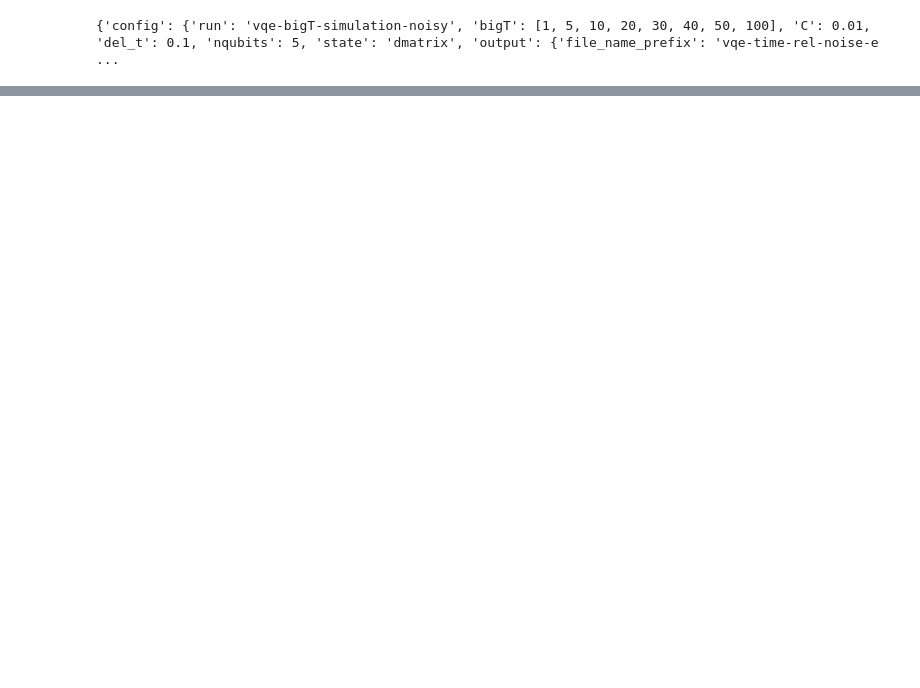
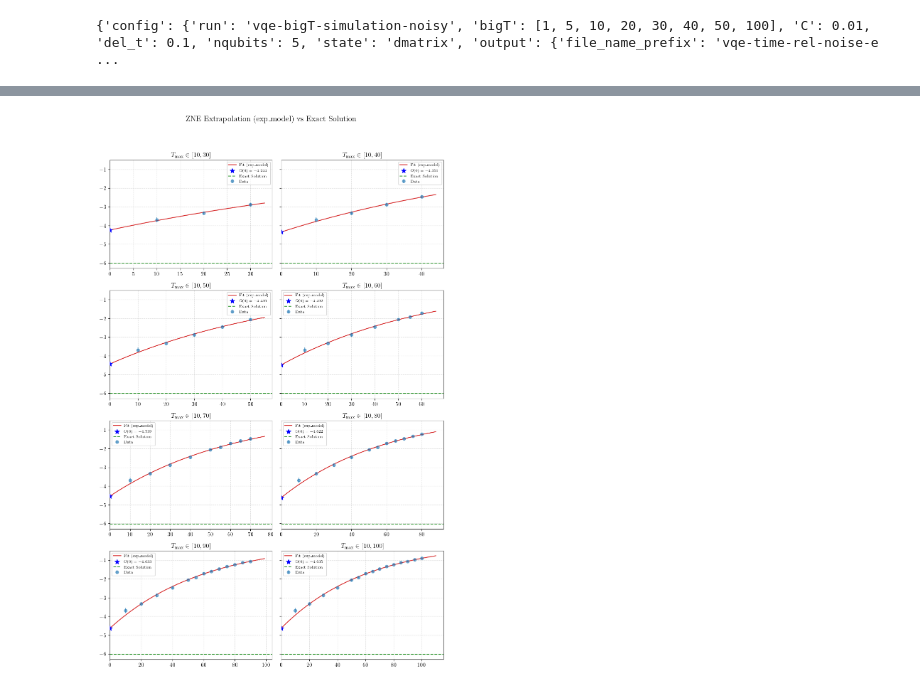
Before and after one commit to arijit-ship/indirect-zne-time-rel-noise, a Jupyter notebook: experimets/noisey-5q-c0.01_delt0.1/experiment.ipynb, the cells around one changed output, grey strips where cells are left out. Saved outputs shown, nothing was run; the diff lists cells and outputs as text; code cells hidden in the pictures; blank space fills up the shorter version.

Commit message:
extrapolation update

```diff
--- a/experimets/noisey-5q-c0.01_delt0.1/experiment.ipynb
+++ b/experimets/noisey-5q-c0.01_delt0.1/experiment.ipynb
@@ -219,9 +185,0 @@ gamma = 0.015883527861081333 +/- 0.0002878776803146876
-# %%
-from scipy.stats import linregress
-
-logy = np.log(y_fit)
-
-res = linregress(t_fit, logy)
-
-gamma = -res.slope
-O0 = np.exp(res.intercept)
@@ -293,0 +190,75 @@ gamma  = 0.015754 ± 0.000272
+# %%
+LSF_WINDOWS = [
+    (10, 30),
+    (10, 40),
+    (10, 50),
+    (10, 60),
+    (10, 70),
+    (10, 80),
+    (10, 90),
+    (10, 100)
+]
+# %%
+# 1. SET YOUR MODEL HERE
+ACTIVE_MODEL = exp_model  # Swap this to exp_model to compare
+
+t_all, y_all, std_all = extract_data(EXPERIMENTAL_PROCESSED_DATA)
+results = []
+ncols = 2
+nrows = math.ceil(len(LSF_WINDOWS) / ncols)
+fig, axes = plt.subplots(nrows=nrows, ncols=ncols, figsize=(5 * ncols, 4 * nrows), sharey=True)
+axes = axes.flatten()
+
+for ax, (tmin, tmax) in zip(axes, LSF_WINDOWS):
+    t_fit, y_fit, std_fit = select_window(t_all, y_all, std_all, tmin, tmax)
+
+    # 2. PASS THE MODEL AS AN ARGUMENT
+    # Note: fit_exponential uses 'model' to decide which math to use.
+    try:
+        O0, decay, decay_err, pcov = fit_exponential(
+            t_fit, y_fit, std_fit,
+            model=ACTIVE_MODEL
+        )
+
+        # Calculate uncertainty for O(0) from covariance matrix
+        O0_err = np.sqrt(pcov[0, 0])
+        results.append({'window': f"{tmin}-{tmax}", 'O0': O0, 'O0_err': O0_err})
+
+        # --- Extrapolation Plotting ---
+        t_eval = np.linspace(0, max(t_fit) * 1.1, 500)
+
+        # 3. GET PLOT VALUES DYNAMICALLY
+        # Since 'O0' and 'decay' are the first two params of your models:
+        if ACTIVE_MODEL == exp_model:
+            y_eval = ACTIVE_MODEL(t_eval, O0, decay)
+        elif ACTIVE_MODEL == zne_exp_model:
+            # For zne_exp_model, the intercept O0 = alpha + amplitude
+            # We reconstruct it using the parameters in the covariance matrix logic
+            alpha_fit = pcov[0,0] # This gets messy if we don't return popt
+            # Better way: Re-run the model using fitted parameters
+            popt, _ = curve_fit(ACTIVE_MODEL, t_fit, y_fit, sigma=std_fit)
+            y_eval = ACTIVE_MODEL(t_eval, *popt)
+
+        ax.errorbar(t_fit, y_fit, yerr=std_fit, fmt='o', label='Data', alpha=0.6)
+        ax.plot(t_eval, y_eval, color='tab:red', label=f'Fit ({ACTIVE_MODEL.__name__})')
+
+        ax.scatter(0, O0, color='blue', marker='*', s=100, zorder=5, label=fr'$O(0)={O0:.3f}$')
+        ax.axhline(EXACT_SOLUTION, color='green', linestyle='--', alpha=0.8, label='Exact Solution')
+
+    except Exception as e:
+        ax.text(0.5, 0.5, f"Fit failed:\n{e}", ha='center', va='center', transform=ax.transAxes, color='red')
+
+    ax.set_title(fr"$T_{{\max}} \in [{tmin}, {tmax}]$")
+    ax.set_xlim(left=0)
+    ax.grid(True, linestyle="--", alpha=0.4)
+    ax.legend(fontsize='x-small')
+
+# Hide empty subplots
+for ax in axes[len(LSF_WINDOWS):]:
+    ax.axis("off")
+
+fig.suptitle(f"ZNE Extrapolation ({ACTIVE_MODEL.__name__}) vs Exact Solution", fontsize=16)
+plt.tight_layout(rect=[0, 0, 1, 0.95])
+plt.show()
+# %% [output]
+[figure, added]
```
Also changed, not shown: parts of 16 cells of this notebook, 10 other files.
